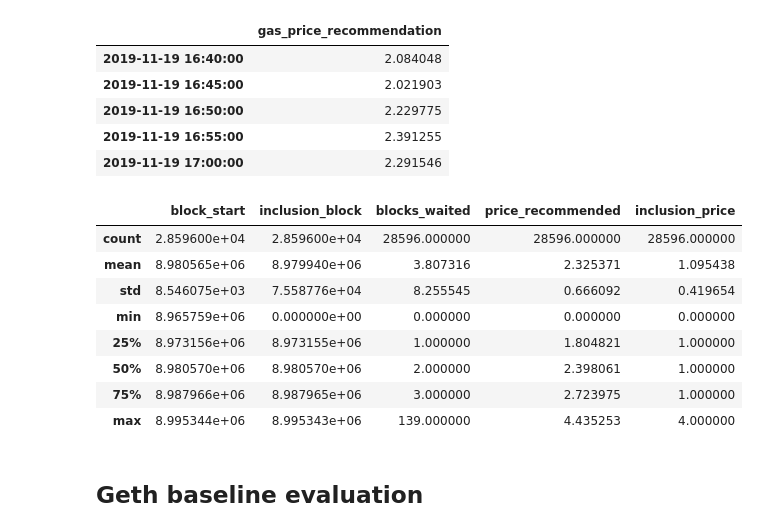
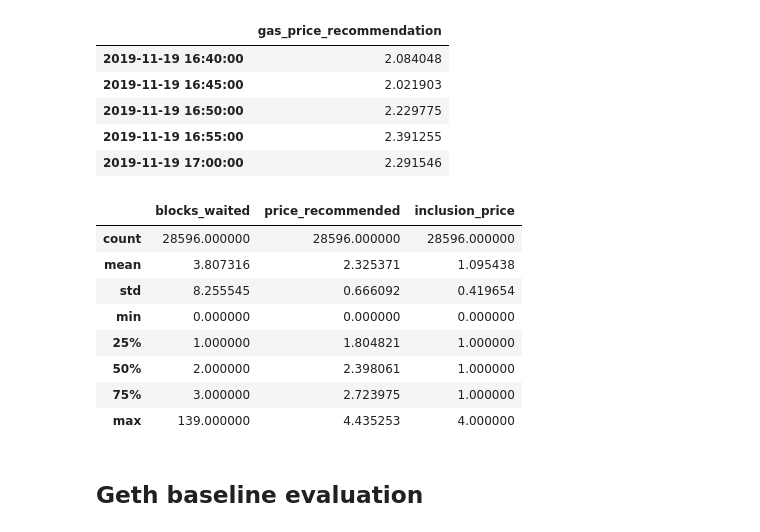
Before and after one commit to louisoutin/deep_gas_oracle, a Jupyter notebook: notebooks/03_recommendation.ipynb, the cells around one changed output. Saved outputs shown, nothing was run; the diff lists cells and outputs as text; code cells hidden in the pictures.

Commit message:
adding results

```diff
--- a/notebooks/03_recommendation.ipynb
+++ b/notebooks/03_recommendation.ipynb
@@ -174,17 +174,17 @@ df_recommendation.head()
 # %%
 results = evaluate_recommender(df_blocks, df_recommendation)
 
-results.describe()
+results[["blocks_waited", "price_recommended", "inclusion_price"]].describe()
 # %% [output]
-|  | block_start | inclusion_block | blocks_waited | price_recommended | inclusion_price |
-| count | 2.859600e+04 | 2.859600e+04 | 28596.000000 | 28596.000000 | 28596.000000 |
-| mean | 8.980565e+06 | 8.979940e+06 | 3.807316 | 2.325371 | 1.095438 |
-| std | 8.546075e+03 | 7.558776e+04 | 8.255545 | 0.666092 | 0.419654 |
-| min | 8.965759e+06 | 0.000000e+00 | 0.000000 | 0.000000 | 0.000000 |
-| 25% | 8.973156e+06 | 8.973155e+06 | 1.000000 | 1.804821 | 1.000000 |
-| 50% | 8.980570e+06 | 8.980570e+06 | 2.000000 | 2.398061 | 1.000000 |
-| 75% | 8.987966e+06 | 8.987965e+06 | 3.000000 | 2.723975 | 1.000000 |
-| max | 8.995344e+06 | 8.995343e+06 | 139.000000 | 4.435253 | 4.000000 |
+|  | blocks_waited | price_recommended | inclusion_price |
+| count | 28596.000000 | 28596.000000 | 28596.000000 |
+| mean | 3.807316 | 2.325371 | 1.095438 |
+| std | 8.255545 | 0.666092 | 0.419654 |
+| min | 0.000000 | 0.000000 | 0.000000 |
+| 25% | 1.000000 | 1.804821 | 1.000000 |
+| 50% | 2.000000 | 2.398061 | 1.000000 |
+| 75% | 3.000000 | 2.723975 | 1.000000 |
+| max | 139.000000 | 4.435253 | 4.000000 |
 # %% [markdown]
 ## Geth baseline evaluation
 # %%
```
Also changed, not shown: parts of 1 cell of this notebook, 7 other files.
